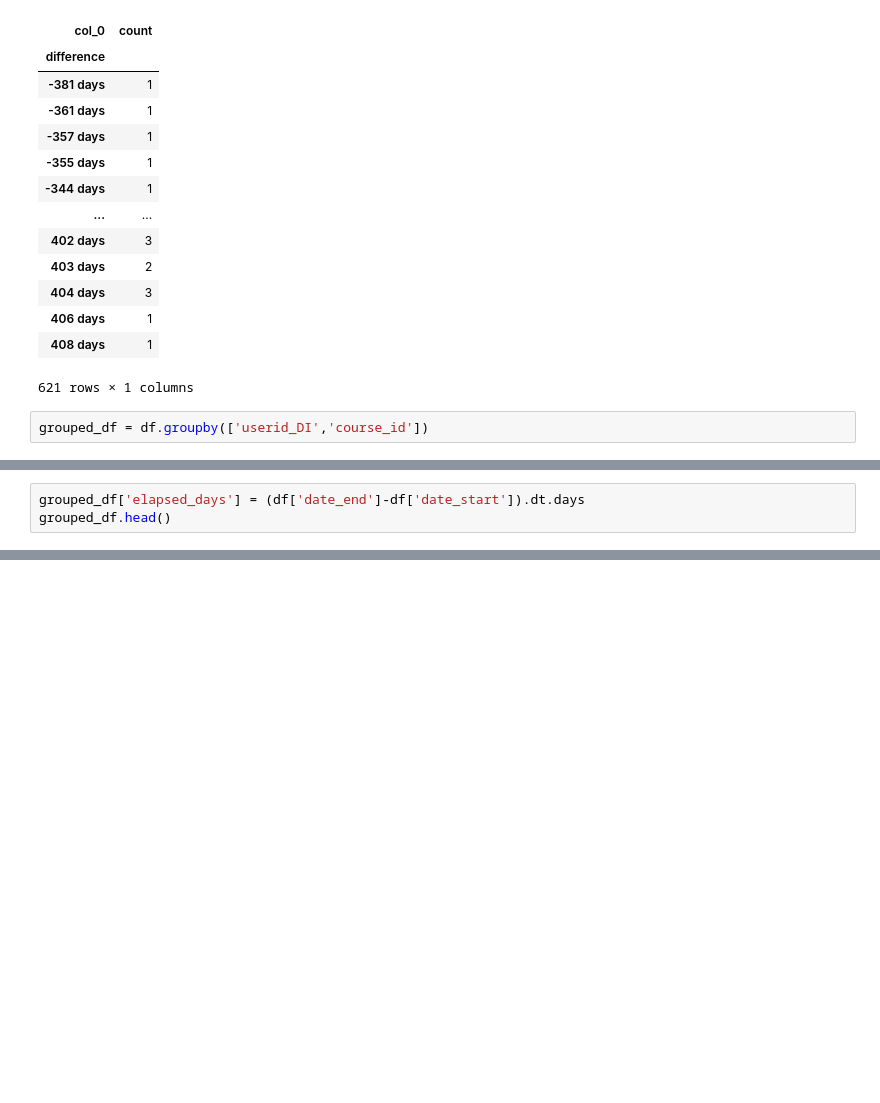
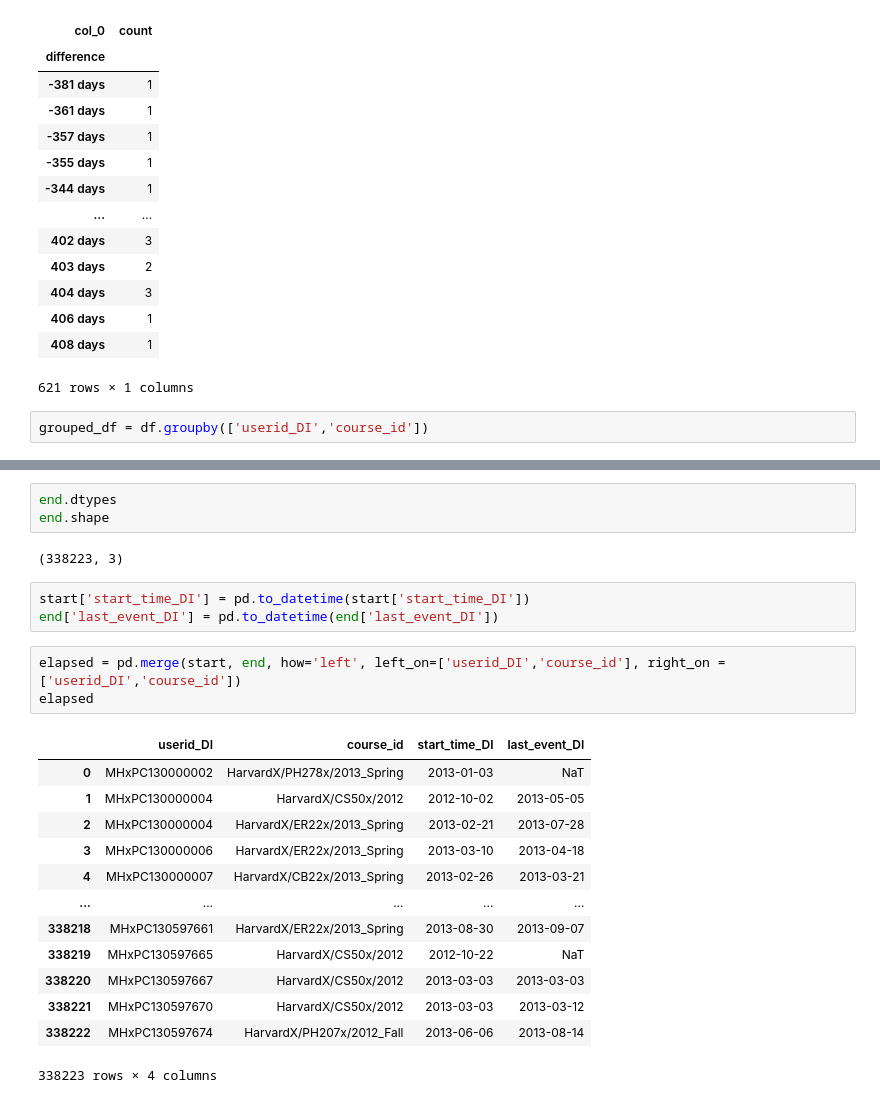
Before and after one commit to chloesjung/HarvardX-MITx-Pearson-Course-Data-Analysis, a Jupyter notebook: Project1_08302020.ipynb, the cells around one changed output, grey strips where cells are left out. Saved outputs shown, nothing was run; the diff lists cells and outputs as text; blank space fills up the shorter version.

```diff
--- a/Project1_08302020.ipynb
+++ b/Project1_08302020.ipynb
@@ -1088,3 +1065,0 @@ grouped_df.head()
-# %%
-grouped_df['elapsed_days'] = (df['date_end']-df['date_start']).dt.days
-grouped_df.head()
@@ -1097,0 +1088,25 @@ grouped_df.head()
+# %%
+end.dtypes
+end.shape
+# %% [output]
+(338223, 3)
+# %%
+start['start_time_DI'] = pd.to_datetime(start['start_time_DI'])
+end['last_event_DI'] = pd.to_datetime(end['last_event_DI'])
+# %%
+elapsed = pd.merge(start, end, how='left', left_on=['userid_DI','course_id'], right_on = ['userid_DI','course_id'])
+elapsed
+# %% [output]
+|  | userid_DI | course_id | start_time_DI | last_event_DI |
+| 0 | MHxPC130000002 | HarvardX/PH278x/2013_Spring | 2013-01-03 | NaT |
+| 1 | MHxPC130000004 | HarvardX/CS50x/2012 | 2012-10-02 | 2013-05-05 |
+| 2 | MHxPC130000004 | HarvardX/ER22x/2013_Spring | 2013-02-21 | 2013-07-28 |
+| 3 | MHxPC130000006 | HarvardX/ER22x/2013_Spring | 2013-03-10 | 2013-04-18 |
+| 4 | MHxPC130000007 | HarvardX/CB22x/2013_Spring | 2013-02-26 | 2013-03-21 |
+| ... | ... | ... | ... | ... |
+| 338218 | MHxPC130597661 | HarvardX/ER22x/2013_Spring | 2013-08-30 | 2013-09-07 |
+| 338219 | MHxPC130597665 | HarvardX/CS50x/2012 | 2012-10-22 | NaT |
+| 338220 | MHxPC130597667 | HarvardX/CS50x/2012 | 2013-03-03 | 2013-03-03 |
+| 338221 | MHxPC130597670 | HarvardX/CS50x/2012 | 2013-03-03 | 2013-03-12 |
+| 338222 | MHxPC130597674 | HarvardX/PH207x/2012_Fall | 2013-06-06 | 2013-08-14 |
+338223 rows × 4 columns
```
Also changed, not shown: parts of 12 cells of this notebook.
